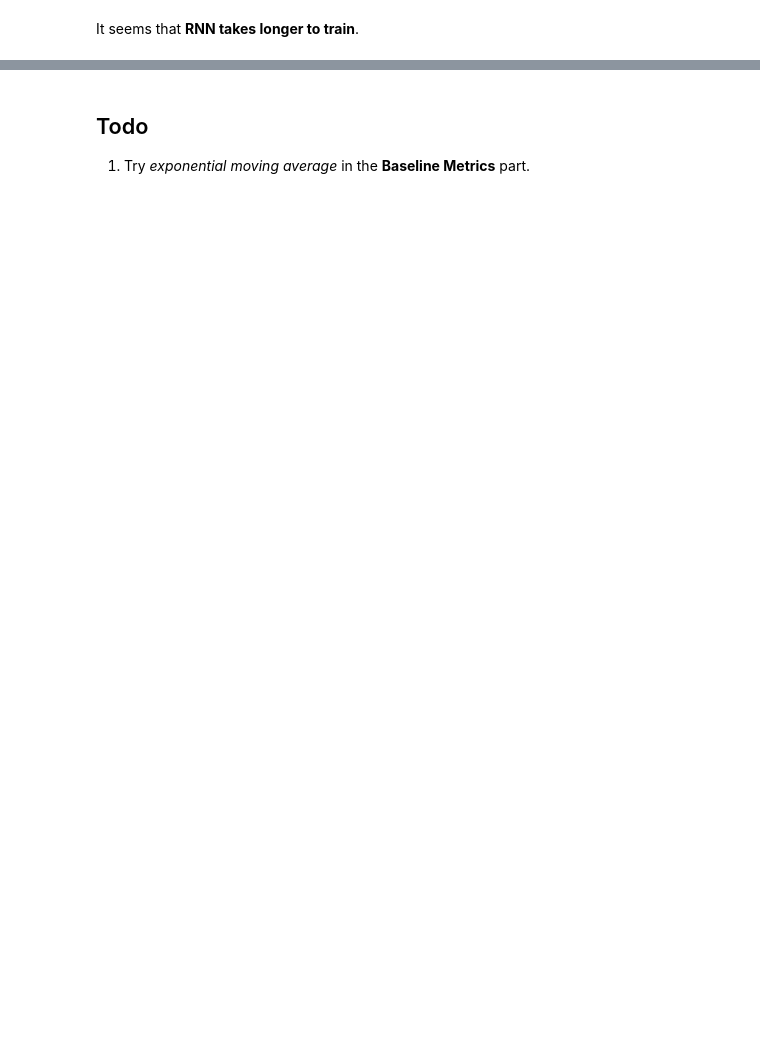
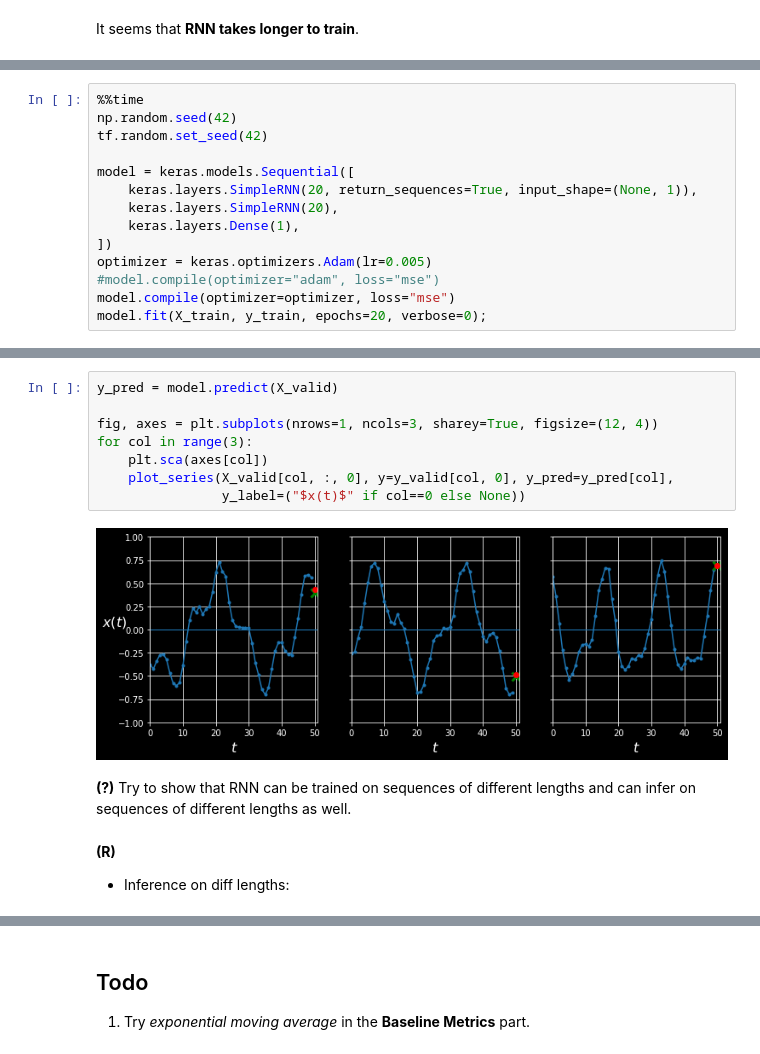
Before and after one commit to phunc20/homl, a Jupyter notebook: 2e/15-sequences_by_RNNs_and_CNNs/01_forecasting_time_series.ipynb, the cells around one changed output, grey strips where cells are left out. Saved outputs shown, nothing was run; the diff lists cells and outputs as text; blank space fills up the shorter version.

```diff
--- a/2e/15-sequences_by_RNNs_and_CNNs/01_forecasting_time_series.ipynb
+++ b/2e/15-sequences_by_RNNs_and_CNNs/01_forecasting_time_series.ipynb
@@ -234,0 +273,14 @@ model.evaluate(X_valid, y_valid)
+# %%
+%%time
+np.random.seed(42)
+tf.random.set_seed(42)
+
+model = keras.models.Sequential([
+    keras.layers.SimpleRNN(20, return_sequences=True, input_shape=(None, 1)),
+    keras.layers.SimpleRNN(20),
+    keras.layers.Dense(1),
+])
+optimizer = keras.optimizers.Adam(lr=0.005)
+#model.compile(optimizer="adam", loss="mse")
+model.compile(optimizer=optimizer, loss="mse")
+model.fit(X_train, y_train, epochs=20, verbose=0);
@@ -234,0 +296,15 @@ model.evaluate(X_valid, y_valid)
+# %%
+y_pred = model.predict(X_valid)
+
+fig, axes = plt.subplots(nrows=1, ncols=3, sharey=True, figsize=(12, 4))
+for col in range(3):
+    plt.sca(axes[col])
+    plot_series(X_valid[col, :, 0], y=y_valid[col, 0], y_pred=y_pred[col],
+                y_label=("$x(t)$" if col==0 else None))
+# %% [output]
+[figure, added]
+# %% [markdown]
+**(?)** Try to show that RNN can be trained on sequences of different lengths and can infer on sequences of different lengths as well.
+# %% [markdown]
+**(R)**
+- Inference on diff lengths:
```
Also changed, not shown: parts of 49 cells of this notebook.
